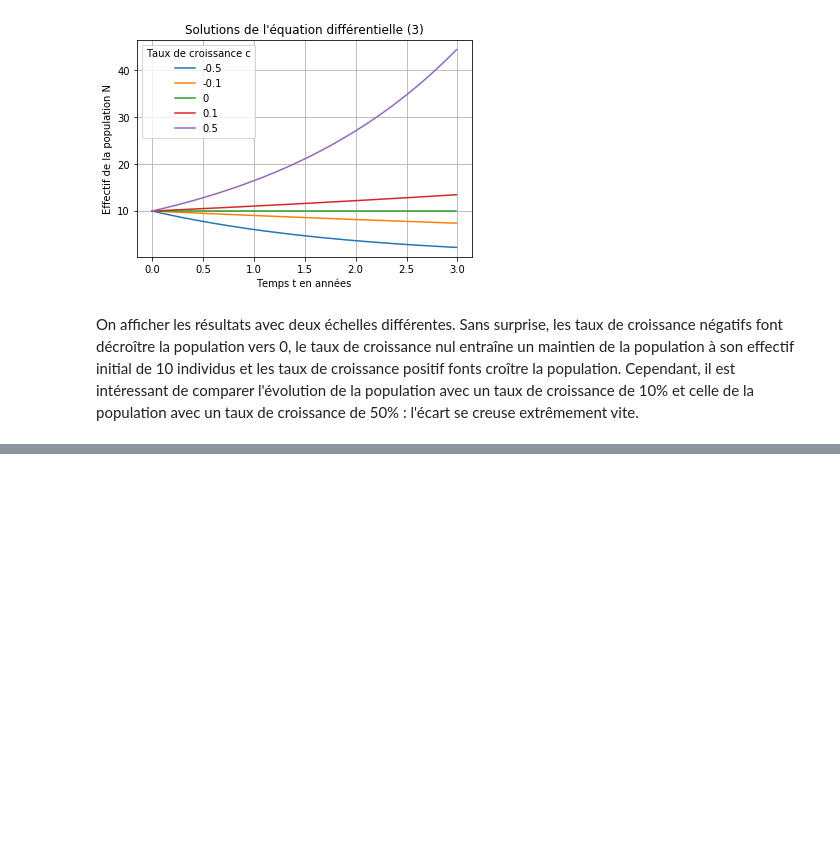
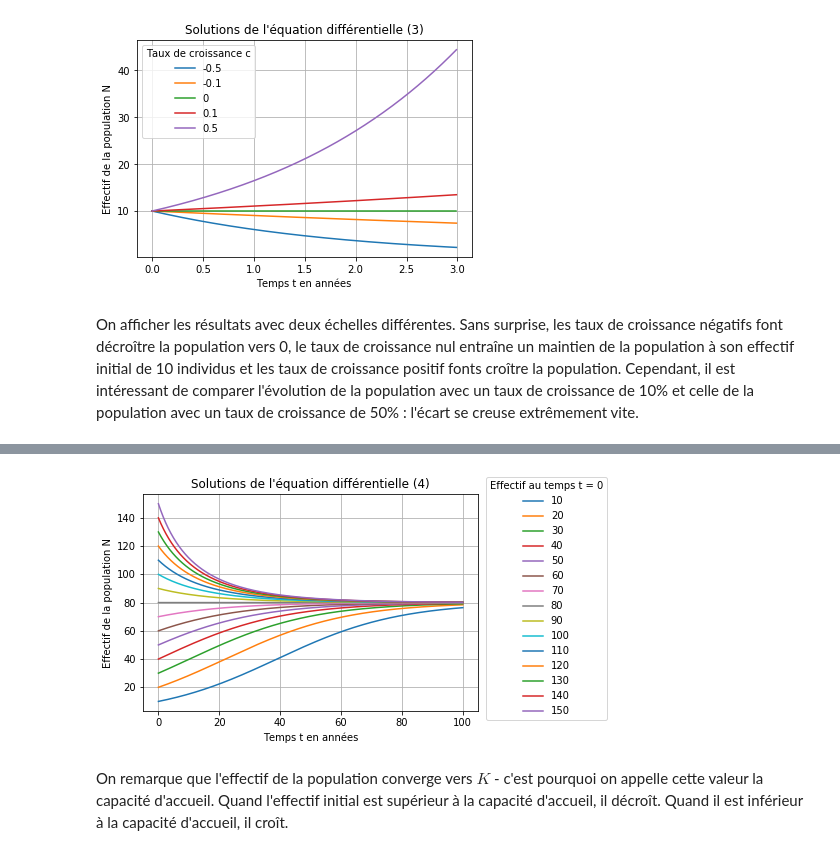
Before and after one commit to nvitto/PCBSproject, a Jupyter notebook: Notebook.ipynb, the cells around one changed output, grey strips where cells are left out. Saved outputs shown, nothing was run; the diff lists cells and outputs as text; code cells hidden in the pictures; blank space fills up the shorter version.

```diff
--- a/Notebook.ipynb
+++ b/Notebook.ipynb
@@ -303,0 +315,42 @@ $$ (4) : N'(t) = rN(t) (1 - \frac{N(t)}{K}) $$
+# %%
+##### Résolution de l'équation (4) entre t = 0 et t = 100
+
+import matplotlib.pyplot as plt
+import numpy as np
+
+# On définit F telle que F(N(t), t) = N'(t)
+def F(N, t):
+    return (0.05 * N) * (1 - (N / 80))
+
+n = 10000             # Le nombre de points pour lesquels on calcule l'image par N
+dt =  0.01           # La taille de l'intervalle entre deux points
+t_0 = 0              # La condition initiale
+
+
+# On fait une boucle avec le nombre initial d'individus : ici on affiche les solutions pour N(0) = 10, 20, ... , 150
+for N_0 in range (10, 160, 10):
+
+    # On choisit les valeurs de t pour lesquelles on calcule N
+    t = np.array([t_0 + k * dt for k in range(n)])
+
+    # On calcule N pour ces valeurs de t
+    N_list = [N_0]
+    for i in range(1, n):
+        N_list.append(N_list[-1] + dt * F(N_list[-1], t[i-1]))
+    N = np.array(N_list)
+
+    # On trace la courbe de la solution
+    name =  str(N_0)
+    plt.plot(t, N, label = name)
+
+# On affiche la représentation graphique des solutions pour toutes les conditions initiales
+plt.title("Solutions de l'équation différentielle (4)")
+plt.xlabel("Temps t en années")
+plt.ylabel ("Effectif de la population N")
+plt.legend(title = 'Effectif au temps t = 0', loc='upper right', bbox_to_anchor=(1.4, 1.1))
+plt.grid()
+plt.show()
+# %% [output]
+[figure, added]
+# %% [markdown]
+On remarque que l'effectif de la population converge vers $K$ - c'est pourquoi on appelle cette valeur la capacité d'accueil. Quand l'effectif initial est supérieur à la capacité d'accueil, il décroît. Quand il est inférieur à la capacité d'accueil, il croît.
```
Also changed, not shown: parts of 6 cells of this notebook.
